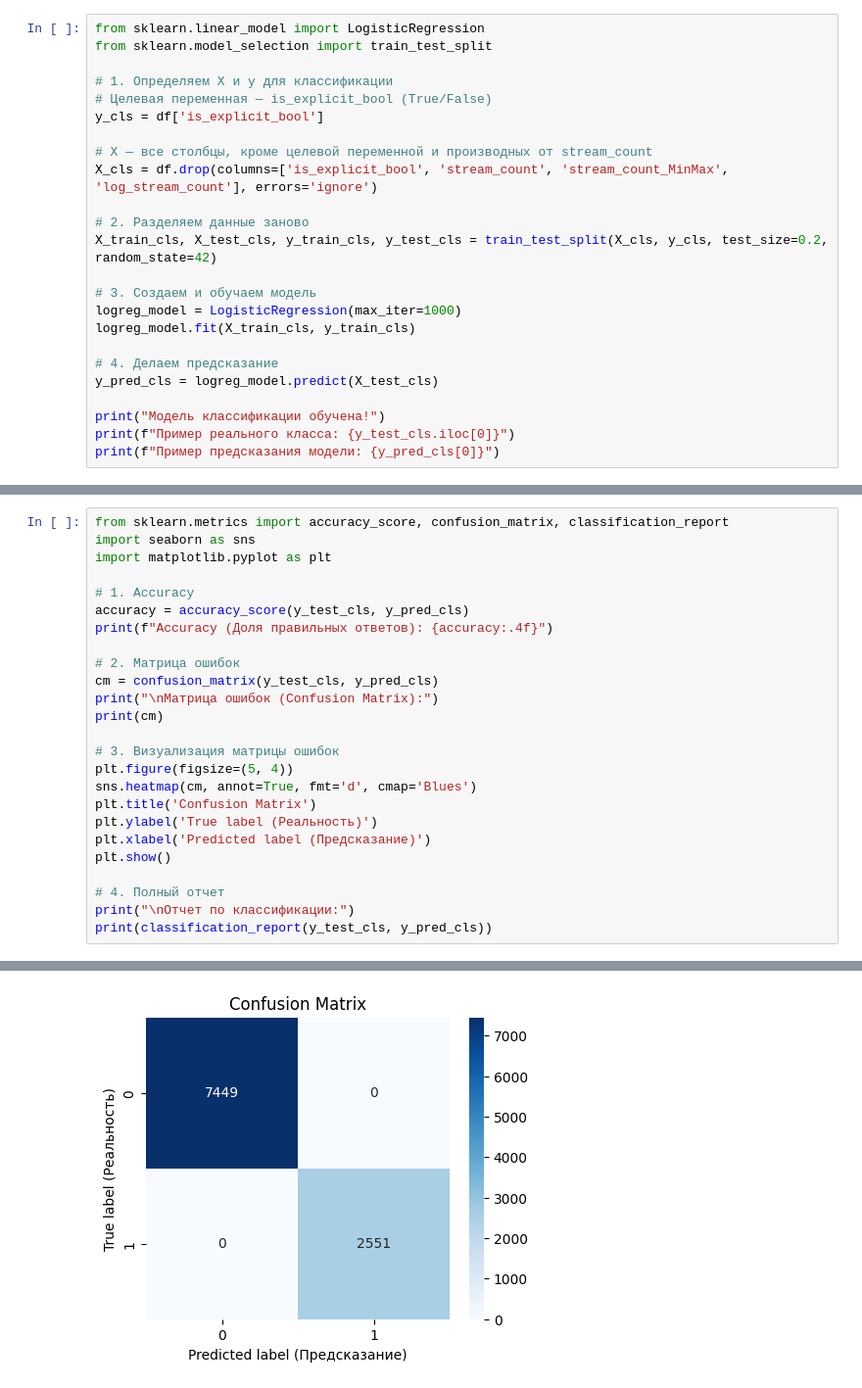
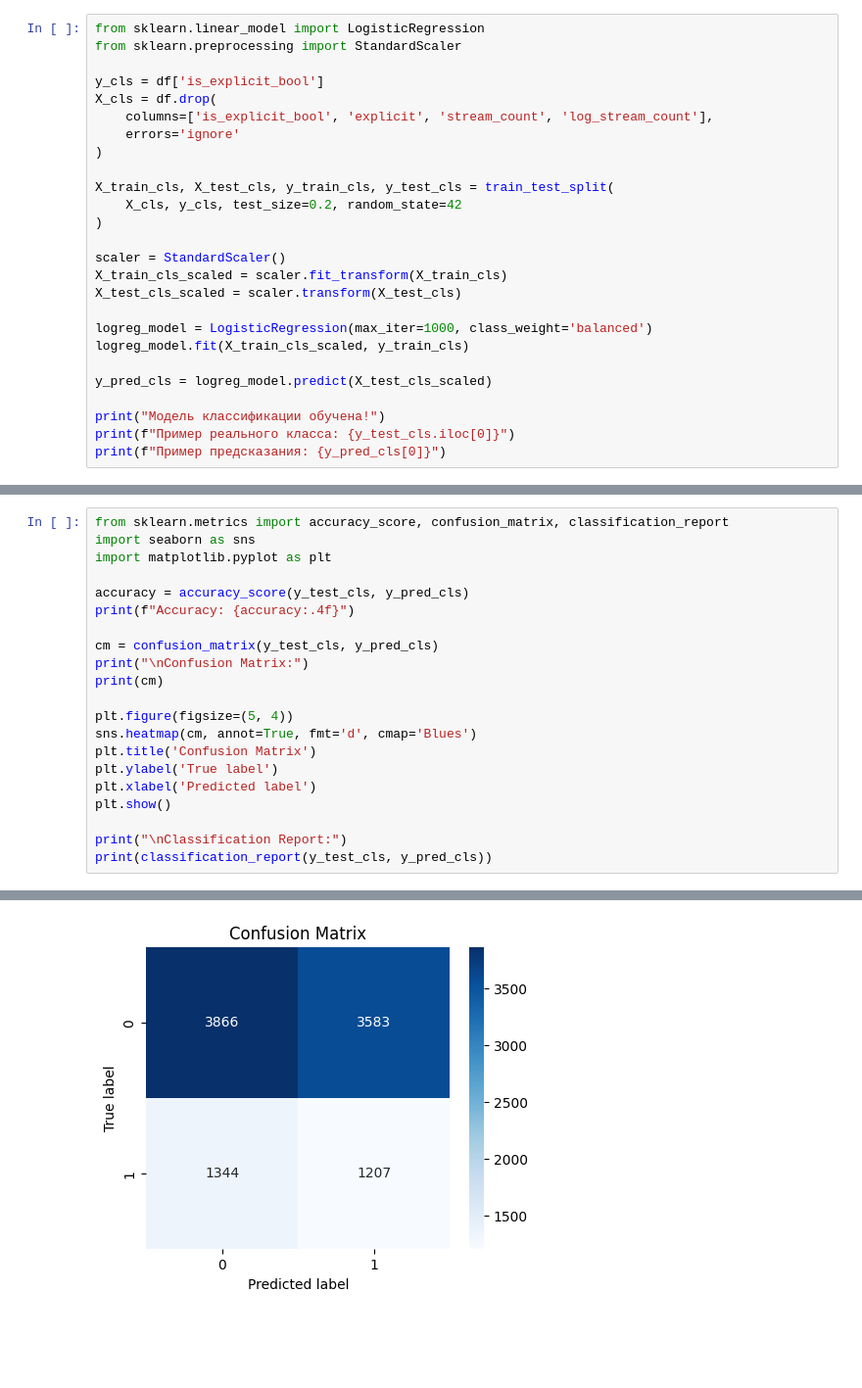
Before and after one commit to Flame-Q/IIiMMO, a Jupyter notebook: lab2/script.ipynb, the cells around one changed output, grey strips where cells are left out. Shown at 98% size. Cells and saved outputs as stored; diff of their text form; blank space fills up the shorter version.

```diff
--- a/lab2/script.ipynb
+++ b/lab2/script.ipynb
@@ -113,27 +77,29 @@ RMSE для Linear: 443,862.60
 # %%
 from sklearn.linear_model import LogisticRegression
-from sklearn.model_selection import train_test_split
+from sklearn.preprocessing import StandardScaler
 
-# 1. Определяем X и y для классификации
-# Целевая переменная — is_explicit_bool (True/False)
 y_cls = df['is_explicit_bool']
+X_cls = df.drop(
+    columns=['is_explicit_bool', 'explicit', 'stream_count', 'log_stream_count'],
+    errors='ignore'
+)
 
-# X — все столбцы, кроме целевой переменной и производных от stream_count
-X_cls = df.drop(columns=['is_explicit_bool', 'stream_count', 'stream_count_MinMax', 'log_stream_count'], errors='ignore')
+X_train_cls, X_test_cls, y_train_cls, y_test_cls = train_test_split(
+    X_cls, y_cls, test_size=0.2, random_state=42
+)
 
-# 2. Разделяем данные заново
-X_train_cls, X_test_cls, y_train_cls, y_test_cls = train_test_split(X_cls, y_cls, test_size=0.2, random_state=42)
+scaler = StandardScaler()
+X_train_cls_scaled = scaler.fit_transform(X_train_cls)
+X_test_cls_scaled = scaler.transform(X_test_cls)
 
-# 3. Создаем и обучаем модель
-logreg_model = LogisticRegression(max_iter=1000)
-logreg_model.fit(X_train_cls, y_train_cls)
+logreg_model = LogisticRegression(max_iter=1000, class_weight='balanced')
+logreg_model.fit(X_train_cls_scaled, y_train_cls)
 
-# 4. Делаем предсказание
-y_pred_cls = logreg_model.predict(X_test_cls)
+y_pred_cls = logreg_model.predict(X_test_cls_scaled)
 
 print("Модель классификации обучена!")
 print(f"Пример реального класса: {y_test_cls.iloc[0]}")
-print(f"Пример предсказания модели: {y_pred_cls[0]}")
+print(f"Пример предсказания: {y_pred_cls[0]}")
 # %% [output]
 Модель классификации обучена!
 Пример реального класса: False
@@ -143,24 +109,20 @@ from sklearn.metrics import accuracy_score, confusion_matrix, classification_rep
 import seaborn as sns
 import matplotlib.pyplot as plt
 
-# 1. Accuracy
 accuracy = accuracy_score(y_test_cls, y_pred_cls)
-print(f"Accuracy (Доля правильных ответов): {accuracy:.4f}")
+print(f"Accuracy: {accuracy:.4f}")
 
-# 2. Матрица ошибок
 cm = confusion_matrix(y_test_cls, y_pred_cls)
-print("\nМатрица ошибок (Confusion Matrix):")
+print("\nConfusion Matrix:")
 print(cm)
 
-# 3. Визуализация матрицы ошибок
 plt.figure(figsize=(5, 4))
 sns.heatmap(cm, annot=True, fmt='d', cmap='Blues')
 plt.title('Confusion Matrix')
-plt.ylabel('True label (Реальность)')
-plt.xlabel('Predicted label (Предсказание)')
+plt.ylabel('True label')
+plt.xlabel('Predicted label')
 plt.show()
 
-# 4. Полный отчет
-print("\nОтчет по классификации:")
+print("\nClassification Report:")
 print(classification_report(y_test_cls, y_pred_cls))
 # %% [output]
@@ -172 +134 @@ Accuracy (Доля правильных ответов): 1.0000
-[figure, old version]
+[figure, new version]
```
Also changed, not shown: parts of 7 cells of this notebook, 2 other files.
